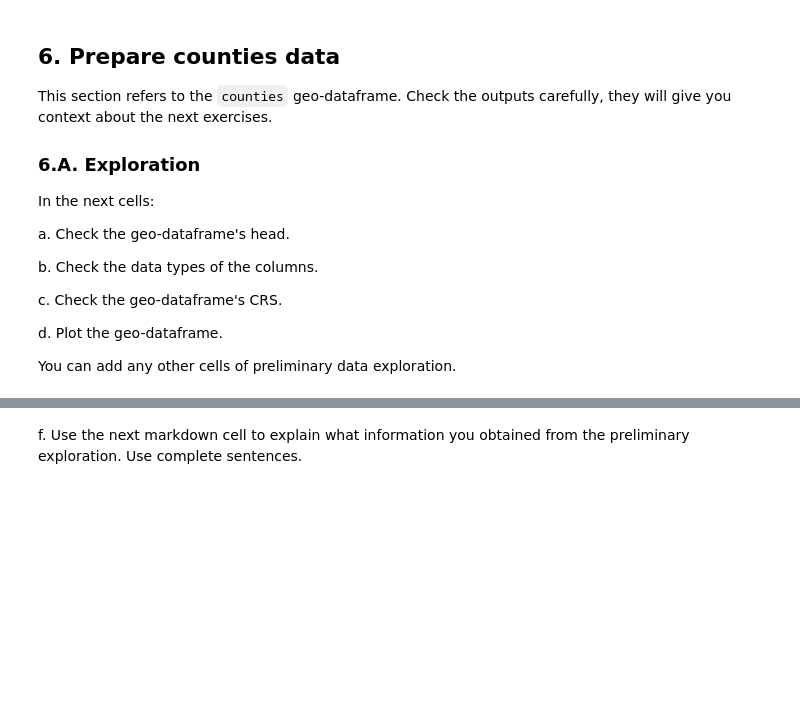
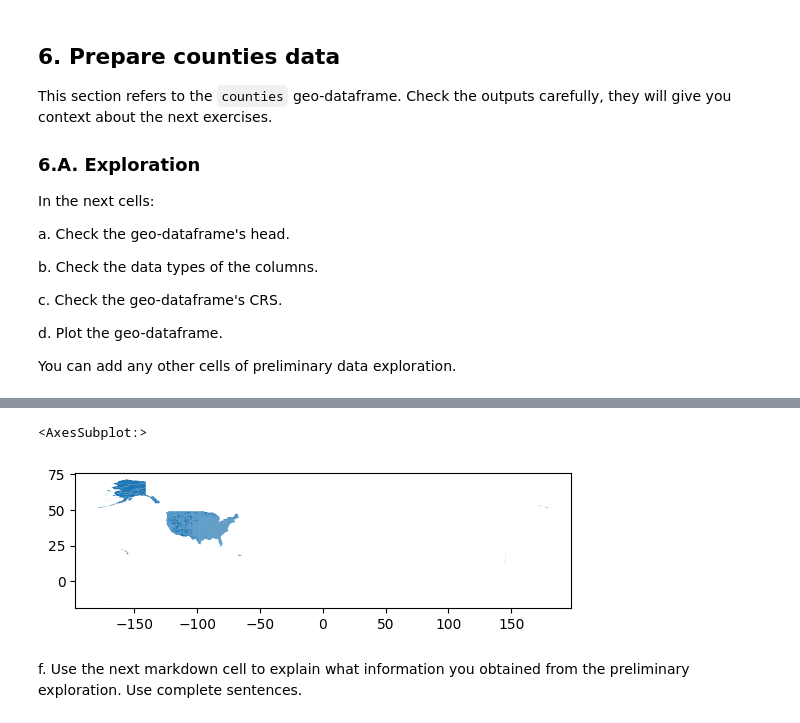
Before and after one commit to madisonenda/eds220-hwk3, a Jupyter notebook: hwk3-task2-oil-spills-Enda.ipynb, the cells around one changed output, grey strips where cells are left out. Drawn from its saved outputs; the diff is of its cells as text; code cells hidden in the pictures; blank space fills up the shorter version.

```diff
--- a/hwk3-task2-oil-spills-Enda.ipynb
+++ b/hwk3-task2-oil-spills-Enda.ipynb
@@ -322,3 +363,9 @@ You can add any other cells of preliminary data exploration.
+# %%
+# d. Plot the geo-dataframe
+counties.plot()
+# %% [output]
+<AxesSubplot:>
+[figure, added]
 # %% [markdown]
 <!-- BEGIN QUESTION -->
 
```
Also changed, not shown: parts of 7 cells of this notebook.
